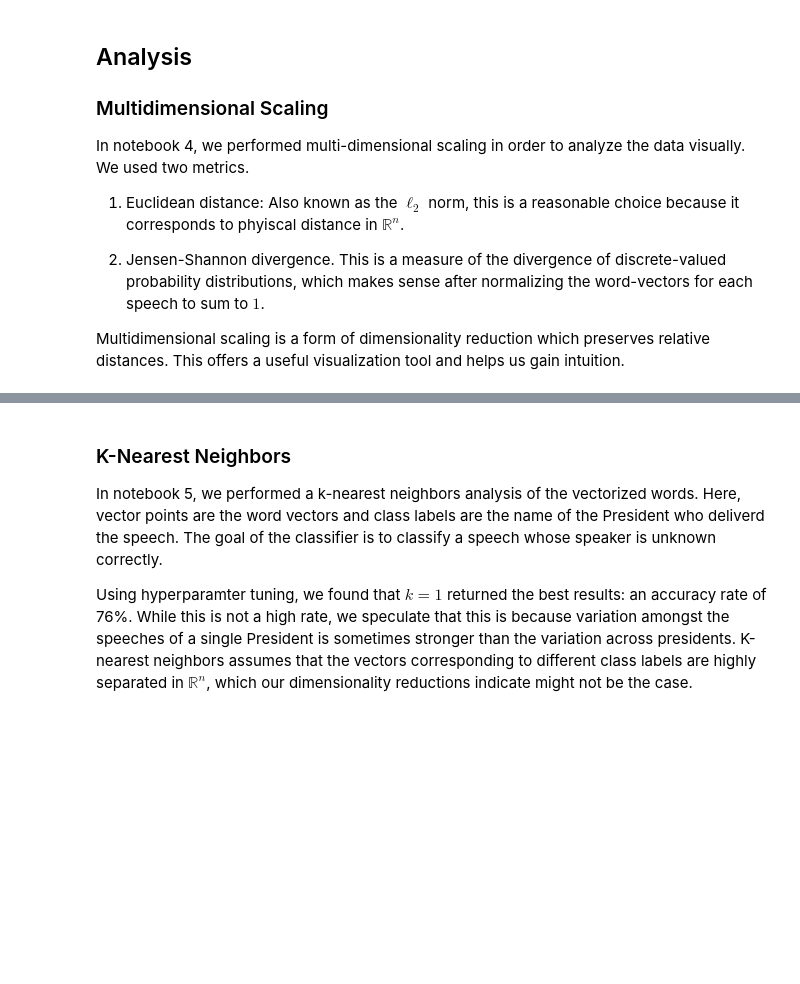
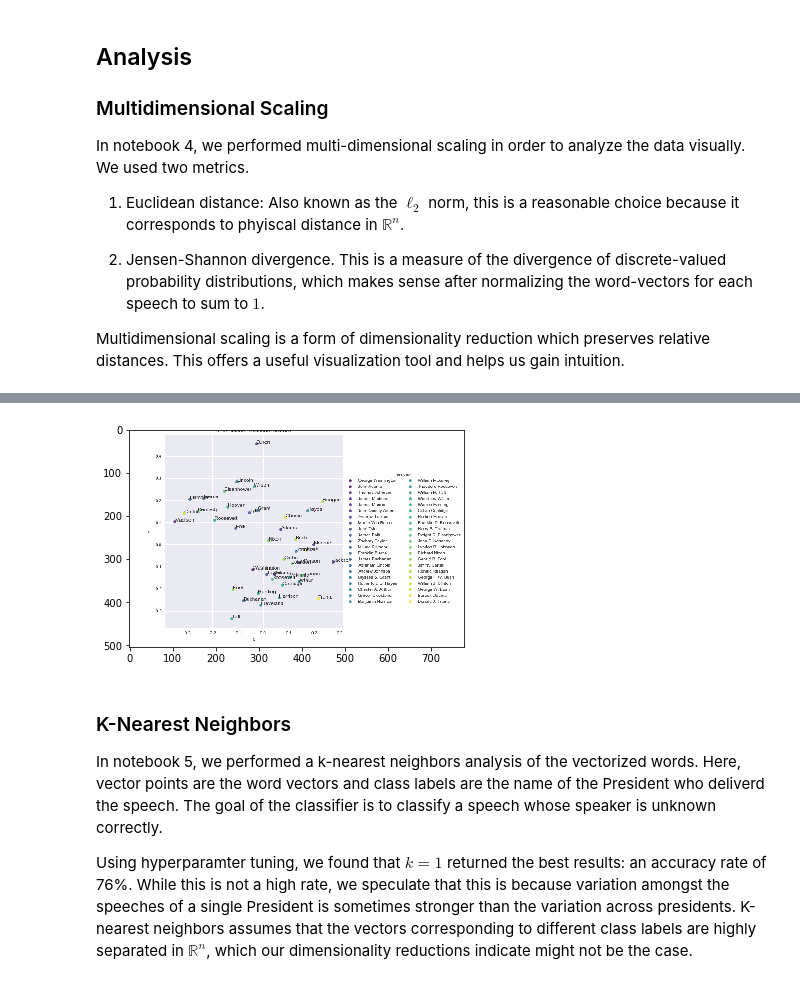
Before and after one commit to jacobakh/StateofUnionSpeechs, a Jupyter notebook: main.ipynb, the cells around one changed output, grey strips where cells are left out. Saved outputs shown, nothing was run; the diff lists cells and outputs as text; code cells hidden in the pictures; blank space fills up the shorter version.

```diff
--- a/main.ipynb
+++ b/main.ipynb
@@ -62,7 +68,9 @@ Multidimensional scaling is a form of dimensionality reduction which preserves r
 # %%
-img = mpimg.imread('fig/speech_changes.png') #TODO
+img = mpimg.imread('fig/mds_jsdiv.png')
 plt.imshow(img, interpolation='none')
 plt.show()
+# %% [output]
+[figure, added]
 # %% [markdown]
 ### K-Nearest Neighbors
 
```
Also changed, not shown: parts of 2 cells of this notebook.
